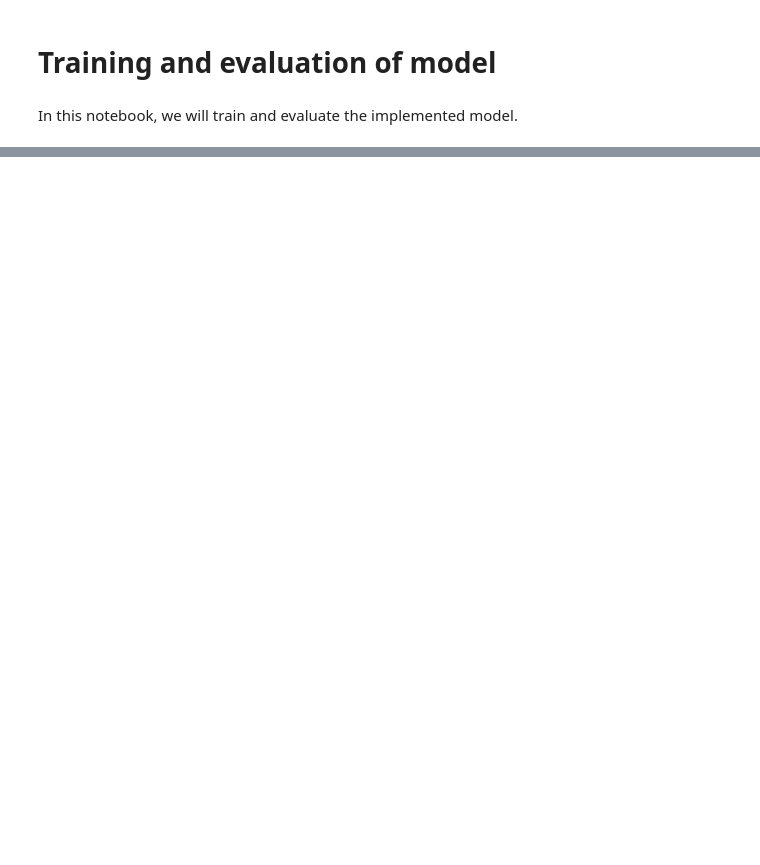
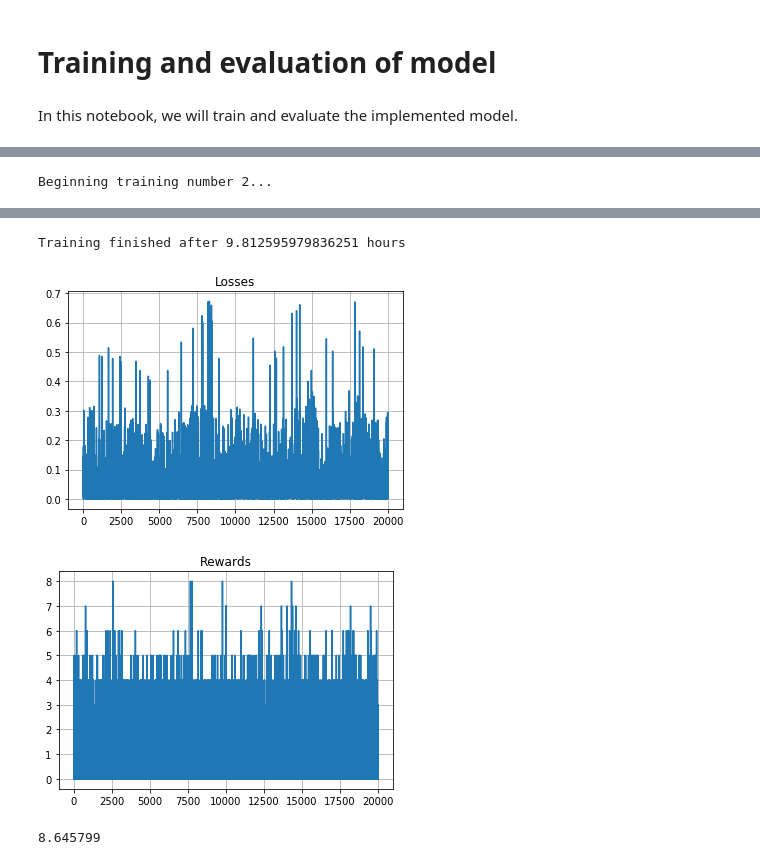
Before and after one commit to rumaak/dqn_implementation, a Jupyter notebook: notebooks/training_evaluation.ipynb, the cells around one changed output, grey strips where cells are left out. Cells and saved outputs as stored; diff of their text form; code cells hidden in the pictures; blank space fills up the shorter version.

```diff
--- a/notebooks/training_evaluation.ipynb
+++ b/notebooks/training_evaluation.ipynb
@@ -220,4 +116,15 @@ dqn_model = DQN(action_count=4)
 # %%
-dqn_predictor.set_model_from_file("../models/dqn_cp_1.pt")
+dqn_predictor.set_model_from_file("../models/test_tr_1_stage_10.pt")
-# %%
-dqn_predictor.set_model(dqn_model)
+# %%
+# 20_000 epochs
+train(
+    predictor = dqn_predictor,
+    end_eps_frame = 1,
+    eps_beg = 0.1,
+    eps_end = 0.1,
+    epochs = 2_000,
+    stages = 10,
+    training_number = 2
+)
+# %% [output]
+Beginning training number 2...
@@ -223,0 +132,7 @@ dqn_predictor.set_model(dqn_model)
+Training finished after 9.812595979836251 hours
+[figure, added]
+[figure, added]
+# %%
+dqn_predictor.total_frames / 1_000_000
+# %% [output]
+8.645799
```
Also changed, not shown: parts of 39 cells of this notebook, 4 other files.
